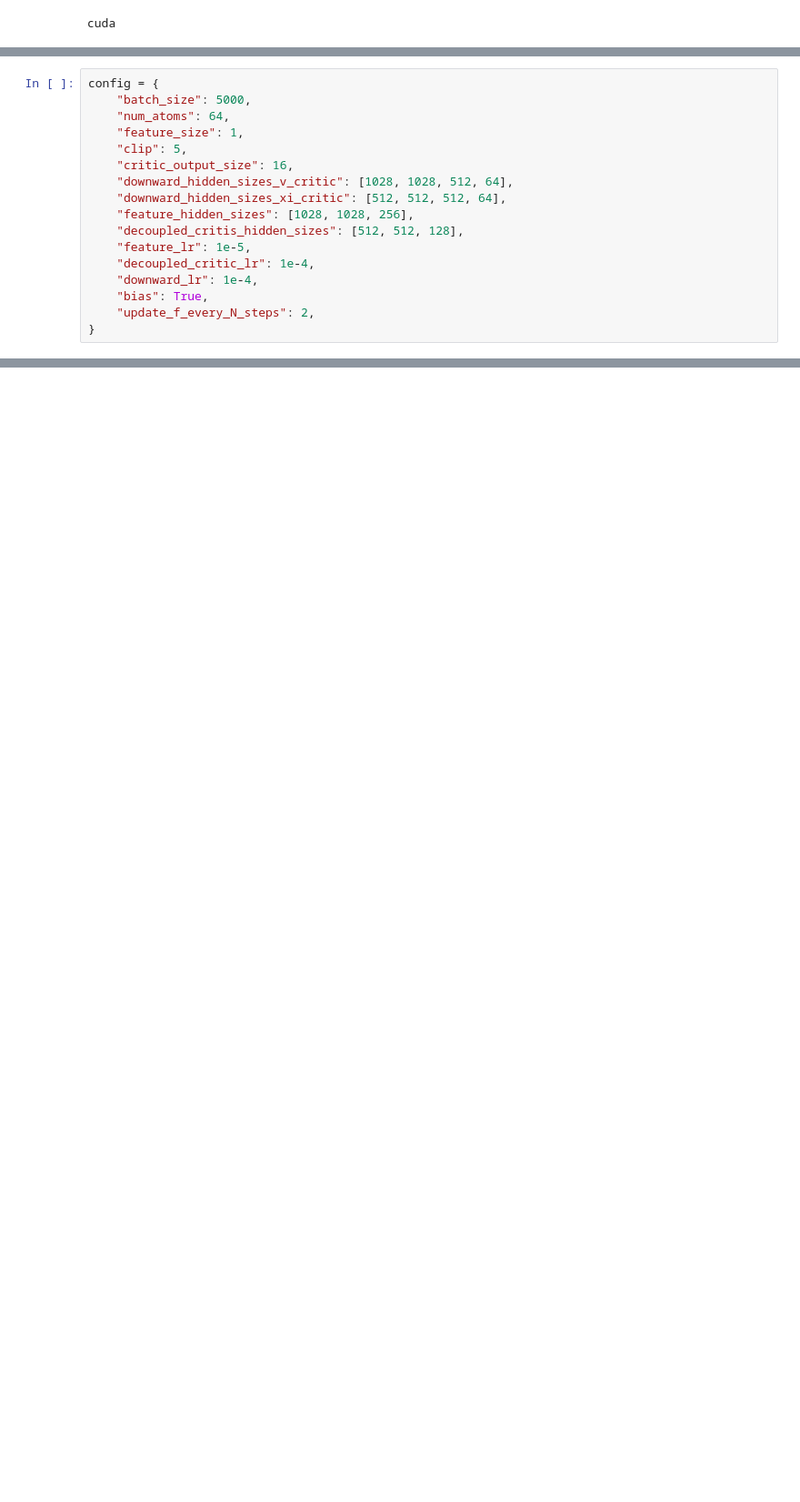
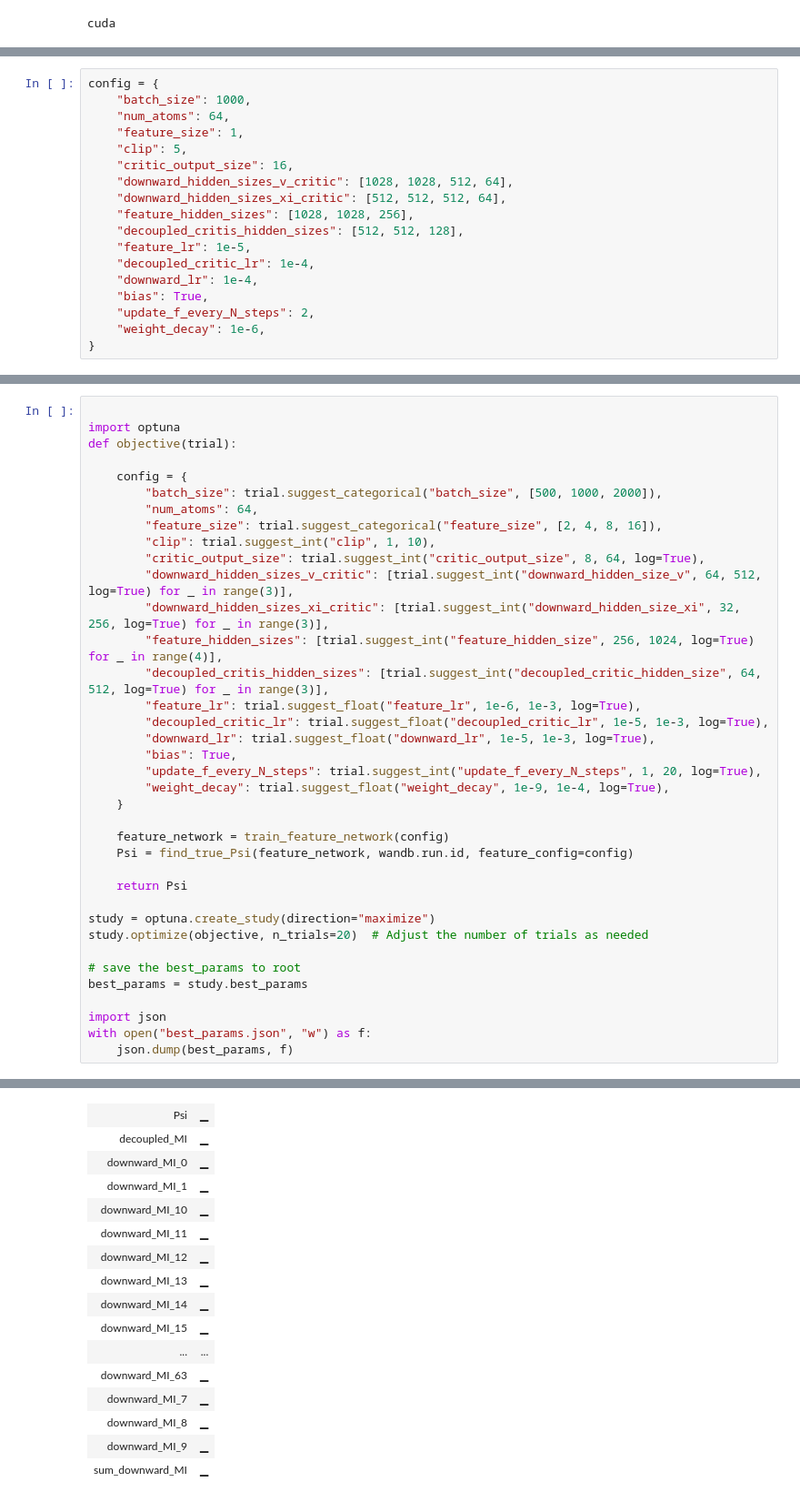
Before and after one commit to David-McSharry/info-theory-experiments, a Jupyter notebook: many_down_critics_ecog.ipynb, the cells around one changed output, grey strips where cells are left out. Shown at 91% size. Drawn from its saved outputs; the diff is of its cells as text; blank space fills up the shorter version.

```diff
--- a/many_down_critics_ecog.ipynb
+++ b/many_down_critics_ecog.ipynb
@@ -153,7 +153,7 @@ class NoSpectralDownwardCritic(nn.Module):
         return scores
 # %%
 config = {
-    "batch_size": 5000,
+    "batch_size": 1000,
     "num_atoms": 64,
     "feature_size": 1,
     "clip": 5,
@@ -167,4 +167,5 @@ config = {
     "downward_lr": 1e-4,
     "bias": True,
     "update_f_every_N_steps": 2,
+    "weight_decay": 1e-6,
 }
@@ -351,0 +491,38 @@ View run at https://wandb.ai/dmcsharry/Interchannel%20MI/runs/nvh785k7
+# %%
+
+import optuna
+def objective(trial):
+
+    config = {
+        "batch_size": trial.suggest_categorical("batch_size", [500, 1000, 2000]),
+        "num_atoms": 64,
+        "feature_size": trial.suggest_categorical("feature_size", [2, 4, 8, 16]),
+        "clip": trial.suggest_int("clip", 1, 10),
+        "critic_output_size": trial.suggest_int("critic_output_size", 8, 64, log=True),
+        "downward_hidden_sizes_v_critic": [trial.suggest_int("downward_hidden_size_v", 64, 512, log=True) for _ in range(3)],
+        "downward_hidden_sizes_xi_critic": [trial.suggest_int("downward_hidden_size_xi", 32, 256, log=True) for _ in range(3)],
+        "feature_hidden_sizes": [trial.suggest_int("feature_hidden_size", 256, 1024, log=True) for _ in range(4)],
+        "decoupled_critis_hidden_sizes": [trial.suggest_int("decoupled_critic_hidden_size", 64, 512, log=True) for _ in range(3)],
+        "feature_lr": trial.suggest_float("feature_lr", 1e-6, 1e-3, log=True),
+        "decoupled_critic_lr": trial.suggest_float("decoupled_critic_lr", 1e-5, 1e-3, log=True),
+        "downward_lr": trial.suggest_float("downward_lr", 1e-5, 1e-3, log=True),
+        "bias": True,
+        "update_f_every_N_steps": trial.suggest_int("update_f_every_N_steps", 1, 20, log=True),
+        "weight_decay": trial.suggest_float("weight_decay", 1e-9, 1e-4, log=True),
+    }
+
+    feature_network = train_feature_network(config)
+    Psi = find_true_Psi(feature_network, wandb.run.id, feature_config=config)
+
+    return Psi
+
+study = optuna.create_study(direction="maximize")
+study.optimize(objective, n_trials=20)  # Adjust the number of trials as needed
+
+# save the best_params to root
+best_params = study.best_params
+
+import json
+with open("best_params.json", "w") as f:
+    json.dump(best_params, f)
+# %% [output]
@@ -351,0 +532,16 @@ View run at https://wandb.ai/dmcsharry/Interchannel%20MI/runs/nvh785k7
+| Psi | ▁ |
+| decoupled_MI | ▁ |
+| downward_MI_0 | ▁ |
+| downward_MI_1 | ▁ |
+| downward_MI_10 | ▁ |
+| downward_MI_11 | ▁ |
+| downward_MI_12 | ▁ |
+| downward_MI_13 | ▁ |
+| downward_MI_14 | ▁ |
+| downward_MI_15 | ▁ |
+| ... | ... |
+| downward_MI_63 | ▁ |
+| downward_MI_7 | ▁ |
+| downward_MI_8 | ▁ |
+| downward_MI_9 | ▁ |
+| sum_downward_MI | ▁ |
```
Also changed, not shown: parts of 10 cells of this notebook.
